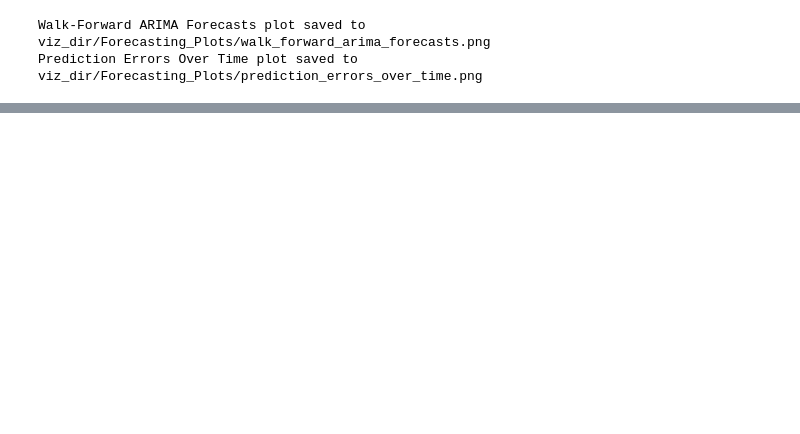
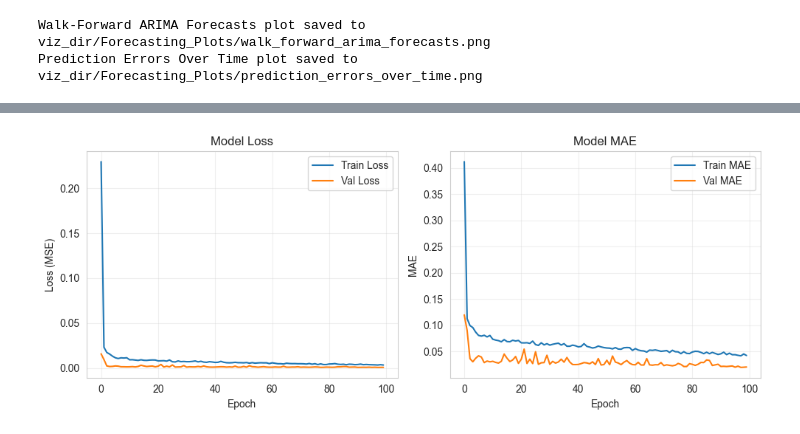
Before and after one commit to preetham1507/SENDA-ASSIGNMENT, a Jupyter notebook: QFE_Assignment_.ipynb, the cells around one changed output, grey strips where cells are left out. Drawn from its saved outputs; the diff is of its cells as text; code cells hidden in the pictures; blank space fills up the shorter version.

```diff
--- a/QFE_Assignment_.ipynb
+++ b/QFE_Assignment_.ipynb
@@ -1693,0 +1939,2 @@ all_evaluation_results.to_excel('Results/comprehensive_arima_evaluation_results.
+# %%
+X_train,y_train, X_val, y_val,X_forecast_init,scaler,scaled_close, seq_length = prepare_lstm_sequences(forecasting_df)
@@ -1693,0 +1999,79 @@ all_evaluation_results.to_excel('Results/comprehensive_arima_evaluation_results.
+# %%
+from sklearn.metrics import mean_absolute_error, mean_squared_error
+
+os.makedirs('viz_dir/Forecasting_Plots/lstm',exist_ok=True)
+
+# Model Diagnostics - Training History
+plt.figure(figsize=(10, 4))
+plt.subplot(1, 2, 1)
+plt.plot(history.history['loss'], label='Train Loss')
+plt.plot(history.history['val_loss'], label='Val Loss')
+plt.title('Model Loss')
+plt.xlabel('Epoch')
+plt.ylabel('Loss (MSE)')
+plt.legend()
+plt.grid(True, alpha=0.3)
+
+plt.subplot(1, 2, 2)
+plt.plot(history.history['mae'], label='Train MAE')
+plt.plot(history.history['val_mae'], label='Val MAE')
+plt.title('Model MAE')
+plt.xlabel('Epoch')
+plt.ylabel('MAE')
+plt.legend()
+plt.grid(True, alpha=0.3)
+plt.tight_layout()
+plt.savefig('viz_dir/Forecasting_Plots/lstm/lstm_training_history.png', dpi=300, bbox_inches='tight')
+plt.show()
+
+# Evaluate on validation
+val_loss, val_mae = model.evaluate(X_val, y_val, verbose=0)
+print(f"Validation Loss (MSE): {val_loss:.4f}, MAE: {val_mae:.4f}")
+
+# In-sample predictions on validation set
+y_pred_val_scaled = model.predict(X_val, verbose=0)
+y_pred_val = scaler.inverse_transform(y_pred_val_scaled).flatten()
+y_pred_val = np.exp(y_pred_val)
+y_val_actual = scaler.inverse_transform(y_val).flatten()
+y_val_actual = np.exp(y_val_actual)
+
+# Metrics
+rmse_val = np.sqrt(mean_squared_error(y_val_actual, y_pred_val))
+mae_val = mean_absolute_error(y_val_actual, y_pred_val)
+print(f"Validation RMSE: {rmse_val:.4f}, MAE: {mae_val:.4f}")
+
+# Plot actual vs predicted (validation)
+plt.figure(figsize=(10, 5))
+plt.plot(y_val_actual, label='Actual Returns', color='blue')
+plt.plot(y_pred_val, label='Predicted Returns', color='orange', linestyle='--')
+plt.title('Validation: Actual vs LSTM Predicted Returns')
+plt.xlabel('Time Steps')
+plt.ylabel('Returns')
+plt.legend()
+plt.grid(True, alpha=0.3)
+plt.tight_layout()
+plt.savefig('viz_dir/Forecasting_Plots/lstm/lstm_val_predictions.png', dpi=300, bbox_inches='tight')
+plt.show()
+
+# Residuals plot
+residuals = y_val_actual - y_pred_val
+plt.figure(figsize=(10, 4))
+plt.subplot(1, 2, 1)
+plt.scatter(y_pred_val, residuals, alpha=0.6)
+plt.axhline(y=0, color='r', linestyle='--')
+plt.title('Residuals vs Predicted')
+plt.xlabel('Predicted Returns')
+plt.ylabel('Residuals')
+plt.grid(True, alpha=0.3)
+
+plt.subplot(1, 2, 2)
+plt.hist(residuals, bins=20, alpha=0.7, edgecolor='black')
+plt.title('Residuals Distribution')
+plt.xlabel('Residuals')
+plt.ylabel('Frequency')
+plt.grid(True, alpha=0.3)
+plt.tight_layout()
+plt.savefig('viz_dir/Forecasting_Plots/lstm/lstm_residuals.png', dpi=300, bbox_inches='tight')
+plt.show()
+# %% [output]
+[figure, added]
```
Also changed, not shown: parts of 66 cells of this notebook, 29 other files.
